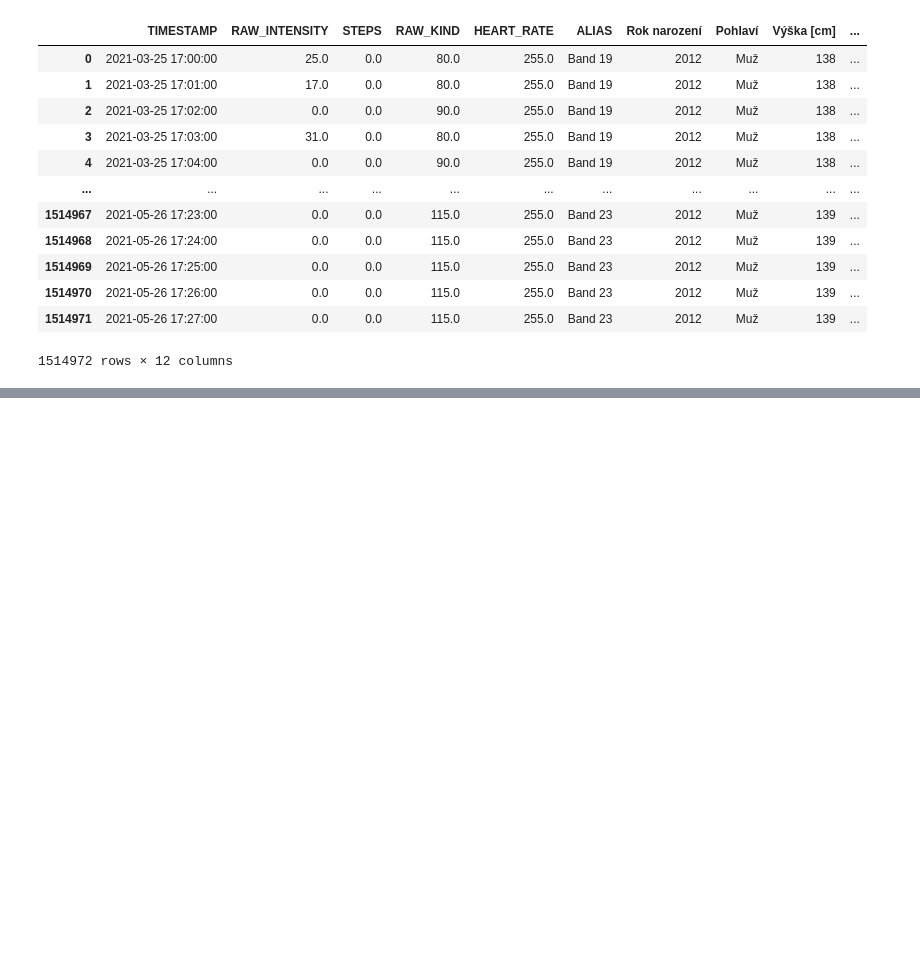
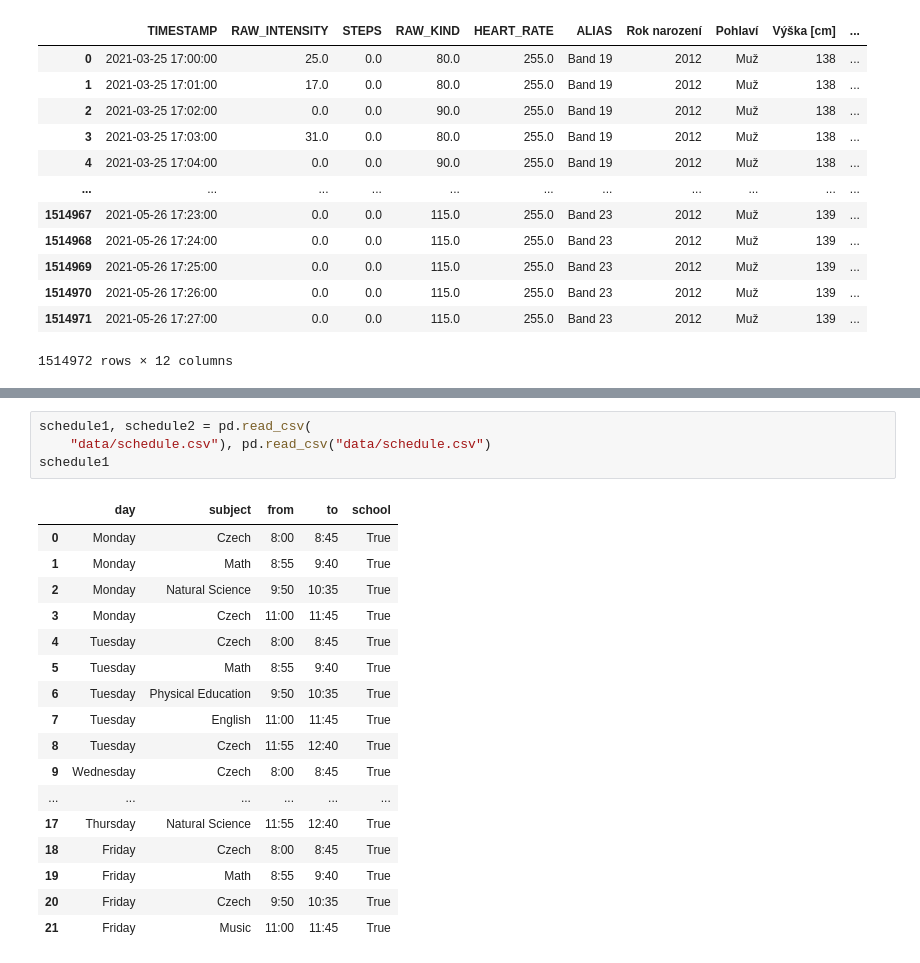
Before and after one commit to edavidk7/WebApp, a Jupyter notebook: band_data.ipynb, the cells around one changed output, grey strips where cells are left out. Cells and saved outputs as stored; diff of their text form; blank space fills up the shorter version.

```diff
--- a/band_data.ipynb
+++ b/band_data.ipynb
@@ -167,0 +239,22 @@ merged_all.to_feather("data/dfs/complete_data.feather")
+# %%
+schedule1, schedule2 = pd.read_csv(
+    "data/schedule.csv"), pd.read_csv("data/schedule.csv")
+schedule1
+# %% [output]
+|  | day | subject | from | to | school |
+| 0 | Monday | Czech | 8:00 | 8:45 | True |
+| 1 | Monday | Math | 8:55 | 9:40 | True |
+| 2 | Monday | Natural Science | 9:50 | 10:35 | True |
+| 3 | Monday | Czech | 11:00 | 11:45 | True |
+| 4 | Tuesday | Czech | 8:00 | 8:45 | True |
+| 5 | Tuesday | Math | 8:55 | 9:40 | True |
+| 6 | Tuesday | Physical Education | 9:50 | 10:35 | True |
+| 7 | Tuesday | English | 11:00 | 11:45 | True |
+| 8 | Tuesday | Czech | 11:55 | 12:40 | True |
+| 9 | Wednesday | Czech | 8:00 | 8:45 | True |
+| ... | ... | ... | ... | ... | ... |
+| 17 | Thursday | Natural Science | 11:55 | 12:40 | True |
+| 18 | Friday | Czech | 8:00 | 8:45 | True |
+| 19 | Friday | Math | 8:55 | 9:40 | True |
+| 20 | Friday | Czech | 9:50 | 10:35 | True |
+| 21 | Friday | Music | 11:00 | 11:45 | True |
```
Also changed, not shown: parts of 9 cells of this notebook, 7 other files.
